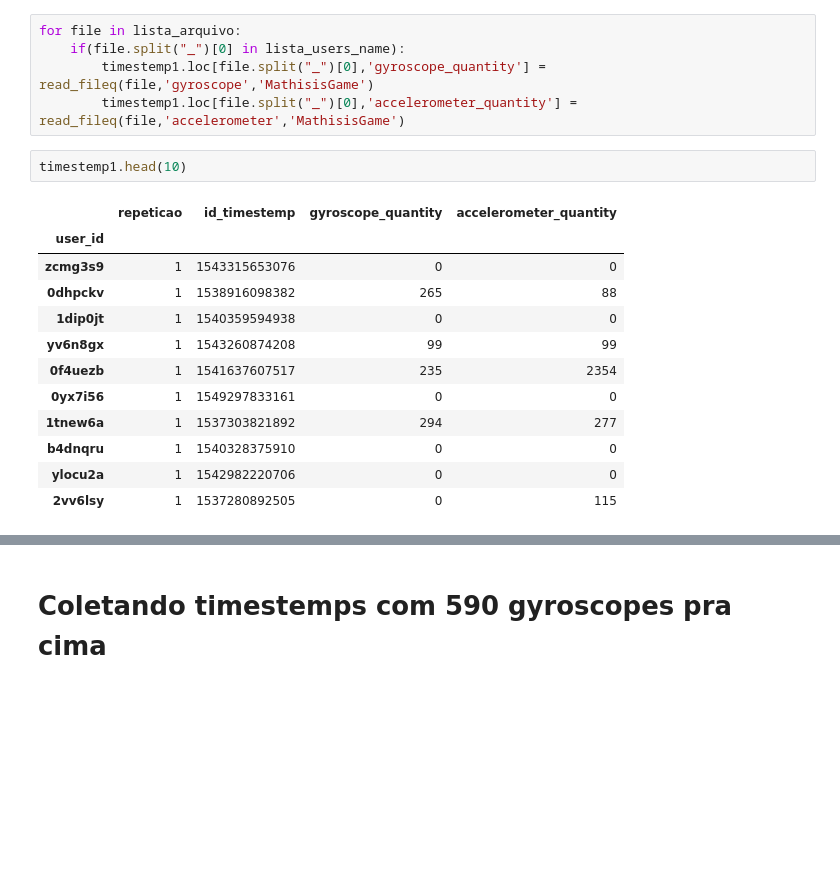
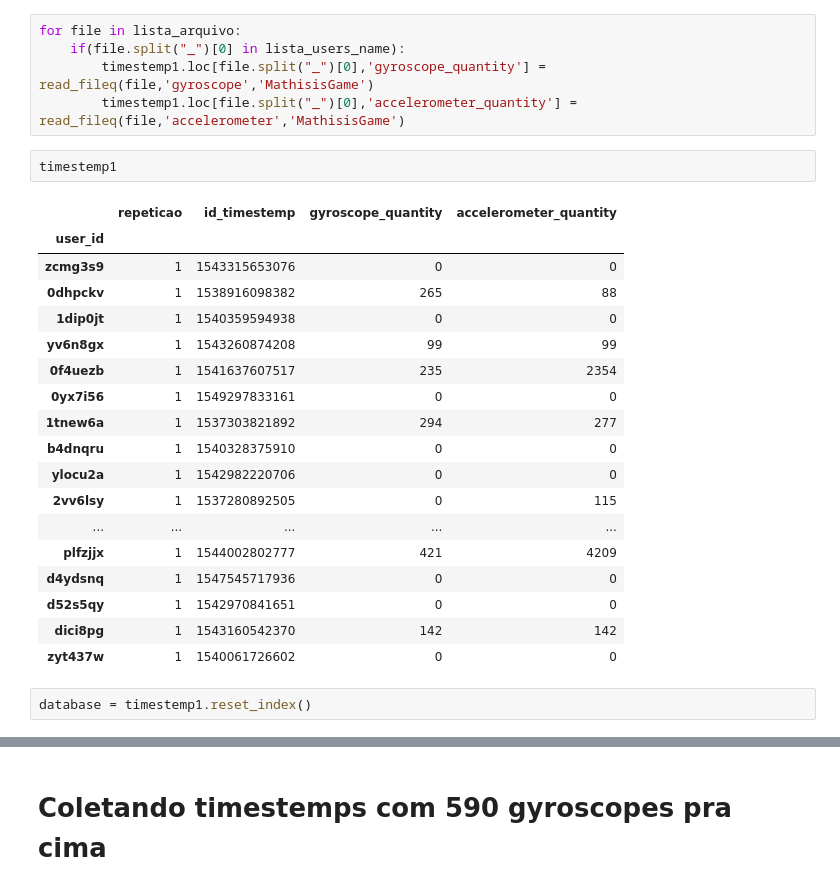
Before and after one commit to RodrigoFlexa/biometric_behavior, a Jupyter notebook: analysis.ipynb, the cells around one changed output, grey strips where cells are left out. Saved outputs shown, nothing was run; the diff lists cells and outputs as text; blank space fills up the shorter version.

```diff
--- a/analysis.ipynb
+++ b/analysis.ipynb
@@ -214,17 +217,25 @@ for file in lista_arquivo:
         timestemp1.loc[file.split("_")[0],'gyroscope_quantity'] = read_fileq(file,'gyroscope','MathisisGame')
         timestemp1.loc[file.split("_")[0],'accelerometer_quantity'] = read_fileq(file,'accelerometer','MathisisGame')
 # %%
-timestemp1.head(10)
+timestemp1
 # %% [output]
 |  | repeticao | id_timestemp | gyroscope_quantity | accelerometer_quantity |
 | user_id |  |  |  |  |
 | zcmg3s9 | 1 | 1543315653076 | 0 | 0 |
 | 0dhpckv | 1 | 1538916098382 | 265 | 88 |
 | 1dip0jt | 1 | 1540359594938 | 0 | 0 |
 | yv6n8gx | 1 | 1543260874208 | 99 | 99 |
 | 0f4uezb | 1 | 1541637607517 | 235 | 2354 |
 | 0yx7i56 | 1 | 1549297833161 | 0 | 0 |
 | 1tnew6a | 1 | 1537303821892 | 294 | 277 |
 | b4dnqru | 1 | 1540328375910 | 0 | 0 |
 | ylocu2a | 1 | 1542982220706 | 0 | 0 |
 | 2vv6lsy | 1 | 1537280892505 | 0 | 115 |
+| ... | ... | ... | ... | ... |
+| plfzjjx | 1 | 1544002802777 | 421 | 4209 |
+| d4ydsnq | 1 | 1547545717936 | 0 | 0 |
+| d52s5qy | 1 | 1542970841651 | 0 | 0 |
+| dici8pg | 1 | 1543160542370 | 142 | 142 |
+| zyt437w | 1 | 1540061726602 | 0 | 0 |
+# %%
+database = timestemp1.reset_index()
```
Also changed, not shown: parts of 9 cells of this notebook, 8 other files.
